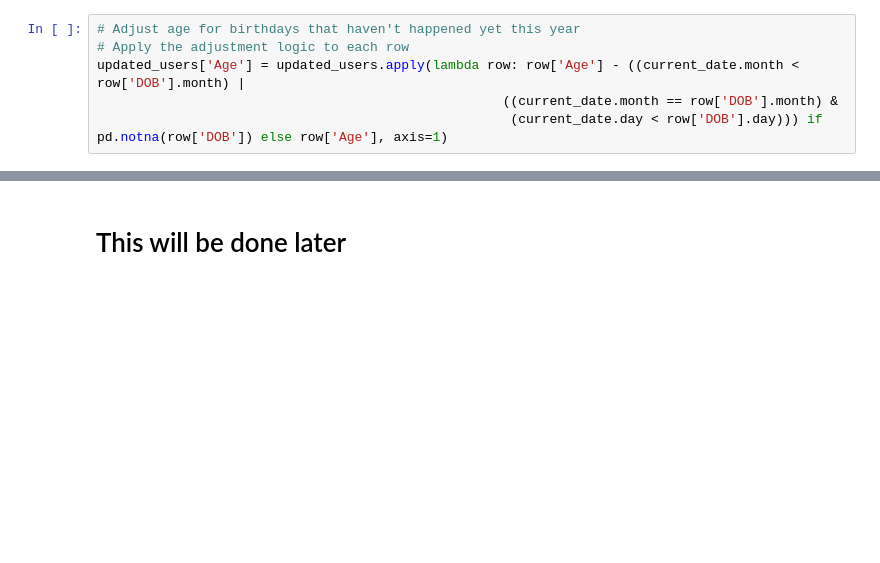
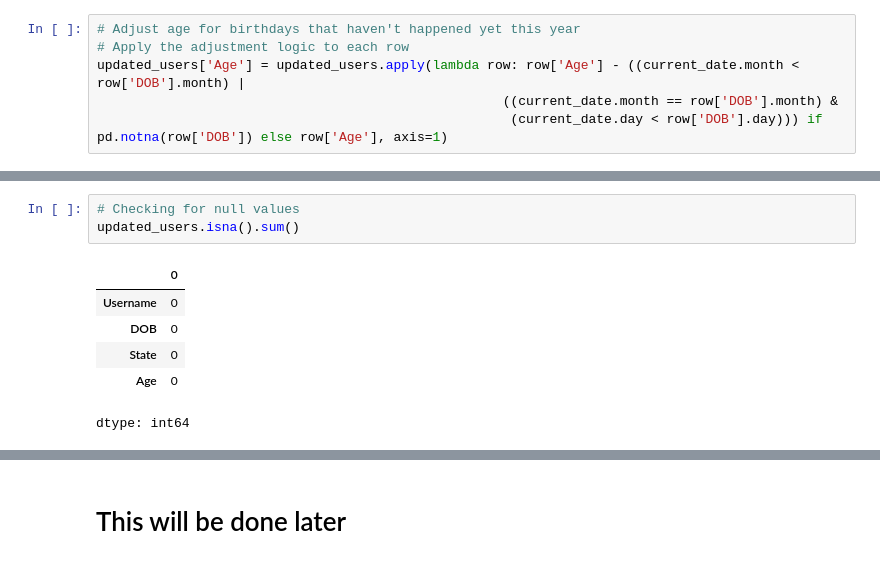
Before and after one commit to RedeemerNtumy/JCPennyConsultancyProject, a Jupyter notebook: 3549063_BD2.ipynb, the cells around one changed output, grey strips where cells are left out. Saved outputs shown, nothing was run; the diff lists cells and outputs as text; blank space fills up the shorter version.

```diff
--- a/3549063_BD2.ipynb
+++ b/3549063_BD2.ipynb
@@ -286,0 +287,10 @@ users.head(3)
+# %%
+# Checking for null values
+updated_users.isna().sum()
+# %% [output]
+|  | 0 |
+| Username | 0 |
+| DOB | 0 |
+| State | 0 |
+| Age | 0 |
+dtype: int64
```
Also changed, not shown: parts of 10 cells of this notebook.
